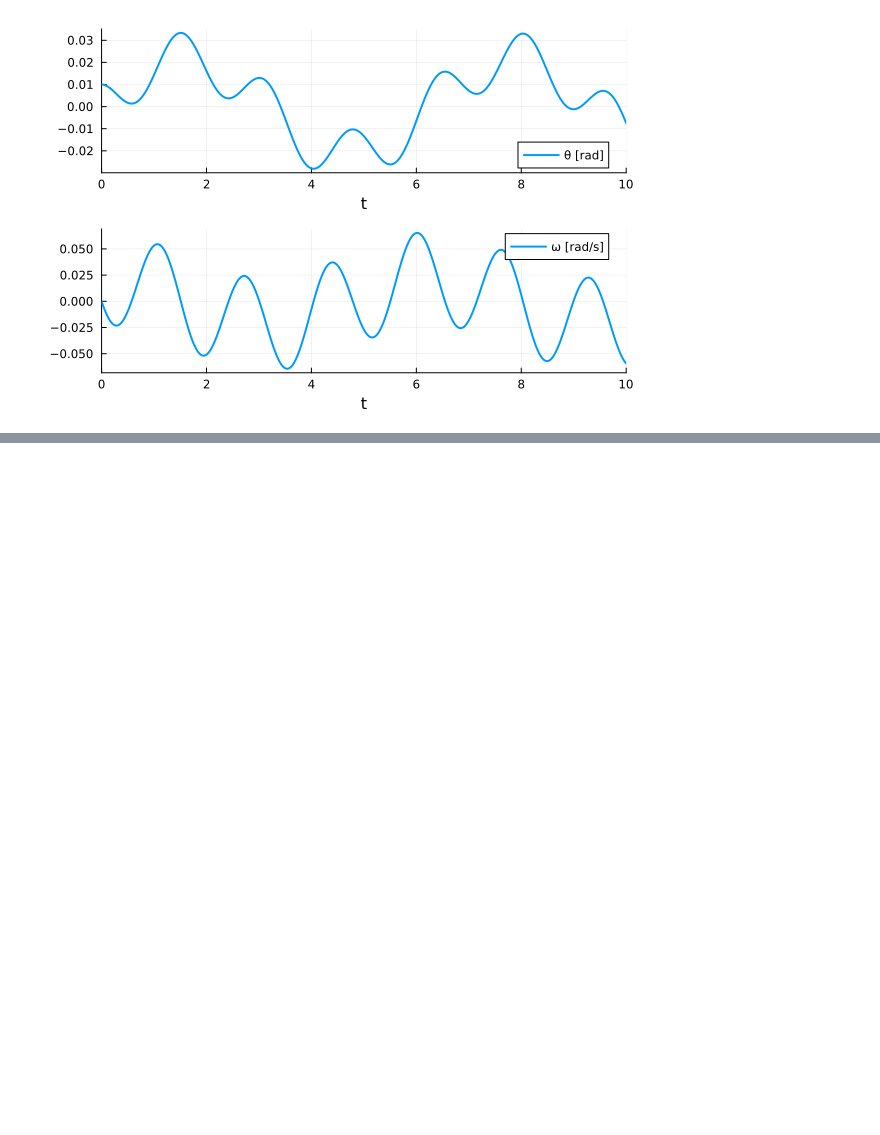
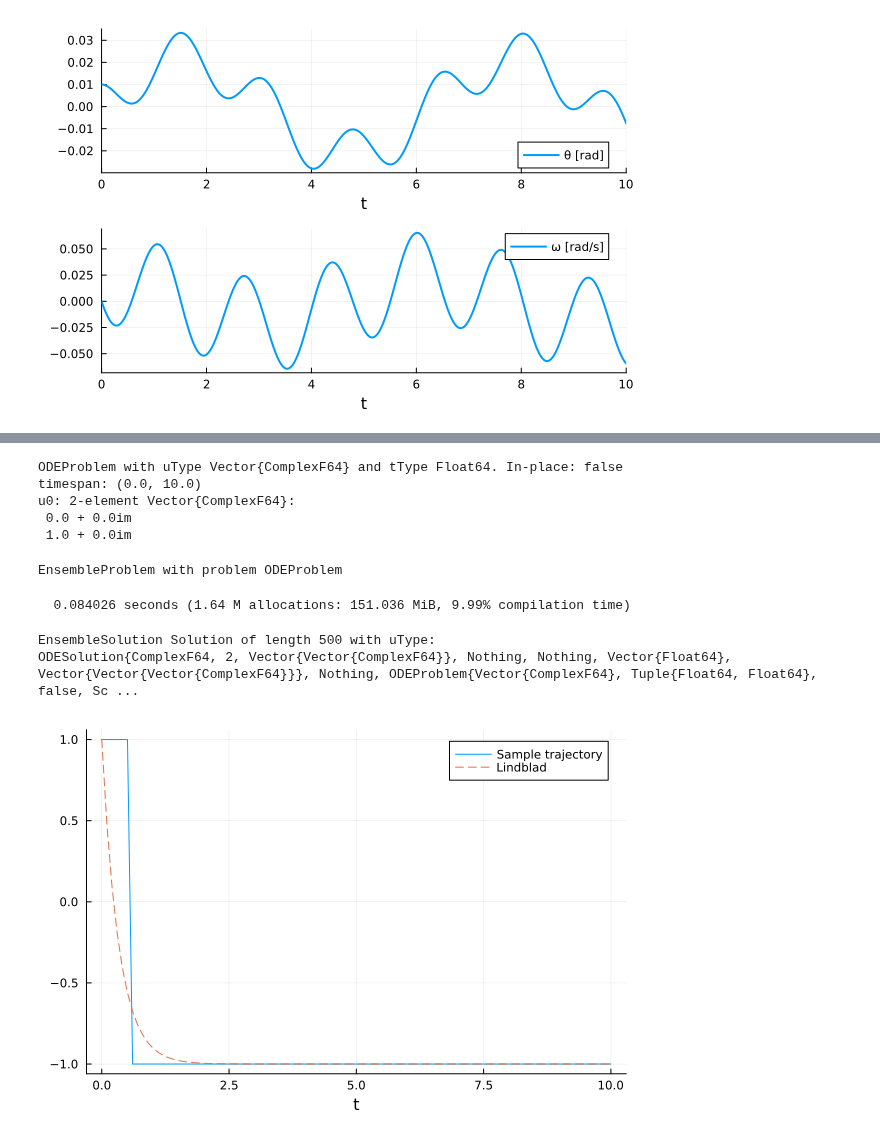
Before and after one commit to Ste1nb0cK/BackAction.jl, a Jupyter notebook: notebooks/NewUnravelings.ipynb, the cells around one changed output, grey strips where cells are left out. Saved outputs shown, nothing was run; the diff lists cells and outputs as text; code cells hidden in the pictures; blank space fills up the shorter version.

```diff
--- a/notebooks/NewUnravelings.ipynb
+++ b/notebooks/NewUnravelings.ipynb
@@ -290,0 +326,53 @@ sim[10]
+# %%
+sys = BackAction.rd_sys
+
+rd_psi0 = zeros(ComplexF64, 2)
+rd_psi0[2] = 1 # Initial condition
+
+params = SimulParameters(rd_psi0,
+    3.0, # Final time. Set very long so that all trajectories jump
+    2, # seed
+    500, # Number of trajectories
+    50_000, # Number of samples in the finegrid
+    10.5, # Multiplier to use in the fine grid
+    1e-3 # Tolerance for passing Dark state test
+)
+
+t_eval = collect(LinRange(0,10,100));
+# %%
+rd_trajprob = _generate_trajectoryproblem(sys, params, t_eval; progbar=false)
+# %% [output]
+ODEProblem with uType Vector{ComplexF64} and tType Float64. In-place: false
+timespan: (0.0, 10.0)
+u0: 2-element Vector{ComplexF64}:
+ 0.0 + 0.0im
+ 1.0 + 0.0im
+# %%
+ensemble_prob = EnsembleProblem(rd_trajprob, prob_func = prob_func)
+# %% [output]
+EnsembleProblem with problem ODEProblem
+# %%
+@time begin
+sim = solve(ensemble_prob, Tsit5(), EnsembleThreads(), trajectories = params.ntraj)
+end
+# %% [output]
+  0.084026 seconds (1.64 M allocations: 151.036 MiB, 9.99% compilation time)
+EnsembleSolution Solution of length 500 with uType:
+ODESolution{ComplexF64, 2, Vector{Vector{ComplexF64}}, Nothing, Nothing, Vector{Float64}, Vector{Vector{Vector{ComplexF64}}}, Nothing, ODEProblem{Vector{ComplexF64}, Tuple{Float64, Float64}, false, Sc ...
+# %%
+# Average
+ntimes = length(t_eval)
+z_sample = zeros(Float64, ntimes, params.ntraj)
+for k in 1:params.ntraj
+    sol = sim[k]
+    for tn in 1:ntimes
+            psi = sol(t_eval[tn])
+            z_sample[tn, k] = real(dot(psi, BackAction.sigma_z, psi))/dot(psi, psi)
+    end
+end
+# %%
+using LaTeXStrings
+plot(t_eval, z_sample[:, 100], label="Sample trajectory")
+plot!(t_eval, t -> 2*exp(-BackAction.rd_gamma*t) -1, label="Lindblad", xlabel="t", line=:dash)
+# %% [output]
+[figure, added]
```
Also changed, not shown: parts of 11 cells of this notebook.
